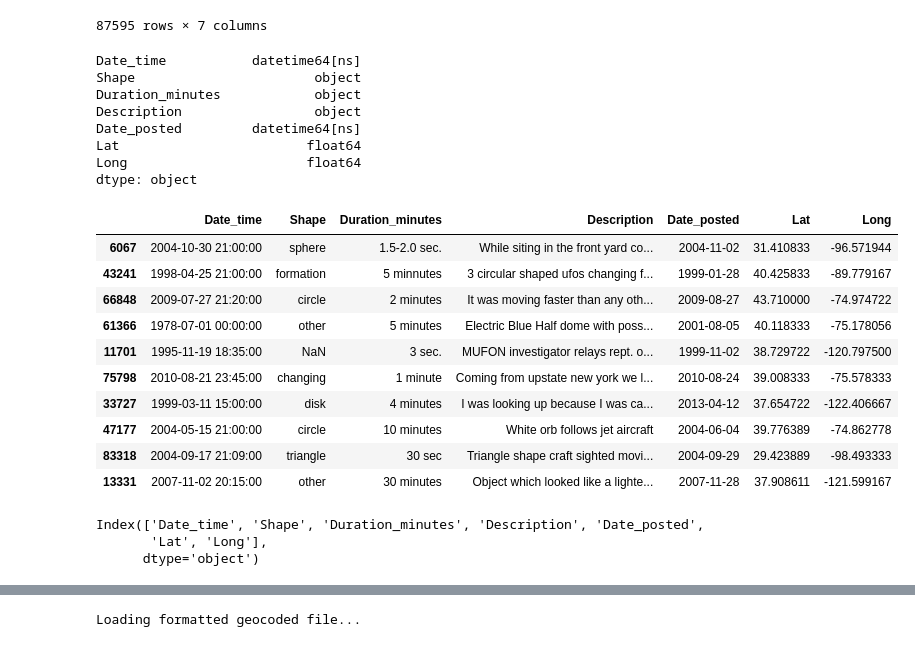
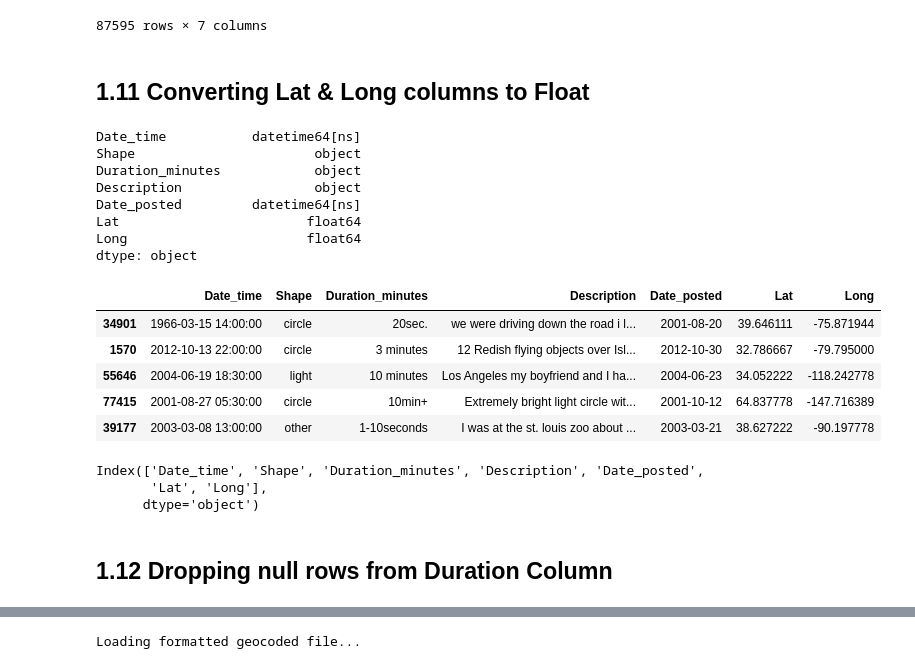
Before and after one commit to rajnavdeep/Capstone_2_UFO_Sightings, a Jupyter notebook: Capstone_2_UFO_Sightings_Data_Wrangling_Navdeep_Raj_final.ipynb, the cells around one changed output, grey strips where cells are left out. Cells and saved outputs as stored; diff of their text form; code cells hidden in the pictures.

```diff
--- a/Capstone_2_UFO_Sightings_Data_Wrangling_Navdeep_Raj_final.ipynb
+++ b/Capstone_2_UFO_Sightings_Data_Wrangling_Navdeep_Raj_final.ipynb
@@ -186,3 +241,5 @@ ufo_a.reset_index(drop = True)
+# %% [markdown]
+## 1.11 Converting Lat & Long columns to Float<a id='1.11_Converting_Lat_&_Long_columns_to_Float'></a>
 # %%
 ufo_a.iloc[47931,5] = 33.200088
 # %%
@@ -201,25 +258,22 @@ Lat                        float64
 Long                       float64
 dtype: object
 # %%
-ufo_a.sample(10)
+ufo_a.sample(5)
 # %% [output]
 |  | Date_time | Shape | Duration_minutes | Description | Date_posted | Lat | Long |
-| 6067 | 2004-10-30 21:00:00 | sphere | 1.5-2.0 sec. | While siting in the front yard co... | 2004-11-02 | 31.410833 | -96.571944 |
-| 43241 | 1998-04-25 21:00:00 | formation | 5 minnutes | 3 circular shaped ufos changing f... | 1999-01-28 | 40.425833 | -89.779167 |
-| 66848 | 2009-07-27 21:20:00 | circle | 2 minutes | It was moving faster than any oth... | 2009-08-27 | 43.710000 | -74.974722 |
-| 61366 | 1978-07-01 00:00:00 | other | 5 minutes | Electric Blue Half dome with poss... | 2001-08-05 | 40.118333 | -75.178056 |
-| 11701 | 1995-11-19 18:35:00 | NaN | 3 sec. | MUFON investigator relays rept. o... | 1999-11-02 | 38.729722 | -120.797500 |
-| 75798 | 2010-08-21 23:45:00 | changing | 1 minute | Coming from upstate new york we l... | 2010-08-24 | 39.008333 | -75.578333 |
-| 33727 | 1999-03-11 15:00:00 | disk | 4 minutes | I was looking up because I was ca... | 2013-04-12 | 37.654722 | -122.406667 |
-| 47177 | 2004-05-15 21:00:00 | circle | 10 minutes | White orb follows jet aircraft | 2004-06-04 | 39.776389 | -74.862778 |
-| 83318 | 2004-09-17 21:09:00 | triangle | 30 sec | Triangle shape craft sighted movi... | 2004-09-29 | 29.423889 | -98.493333 |
-| 13331 | 2007-11-02 20:15:00 | other | 30 minutes | Object which looked like a lighte... | 2007-11-28 | 37.908611 | -121.599167 |
+| 34901 | 1966-03-15 14:00:00 | circle | 20sec. | we were driving down the road i l... | 2001-08-20 | 39.646111 | -75.871944 |
+| 1570 | 2012-10-13 22:00:00 | circle | 3 minutes | 12 Redish flying objects over Isl... | 2012-10-30 | 32.786667 | -79.795000 |
+| 55646 | 2004-06-19 18:30:00 | light | 10 minutes | Los Angeles my boyfriend and I ha... | 2004-06-23 | 34.052222 | -118.242778 |
+| 77415 | 2001-08-27 05:30:00 | circle | 10min+ | Extremely bright light circle wit... | 2001-10-12 | 64.837778 | -147.716389 |
+| 39177 | 2003-03-08 13:00:00 | other | 1-10seconds | I was at the st. louis zoo about ... | 2003-03-21 | 38.627222 | -90.197778 |
 # %%
 ufo_a.columns
 # %% [output]
 Index(['Date_time', 'Shape', 'Duration_minutes', 'Description', 'Date_posted',
        'Lat', 'Long'],
       dtype='object')
+# %% [markdown]
+## 1.12 Dropping null rows from Duration Column<a id='1.12_Dropping_null_rows_from_Duration_Column'></a>
 # %%
 # Dropping null values from Duartion Column
 ufo_b = ufo_a.dropna(subset = ['Duration_minutes'])
```
Also changed, not shown: parts of 52 cells of this notebook.
